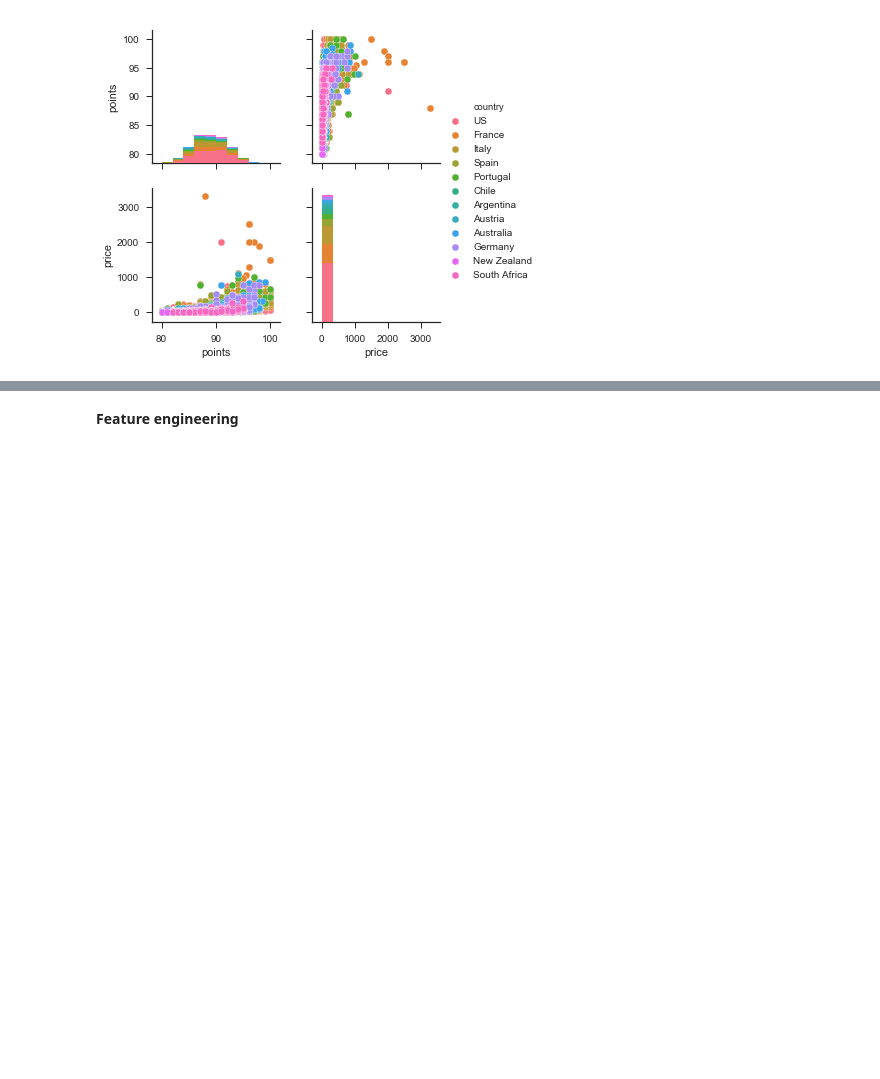
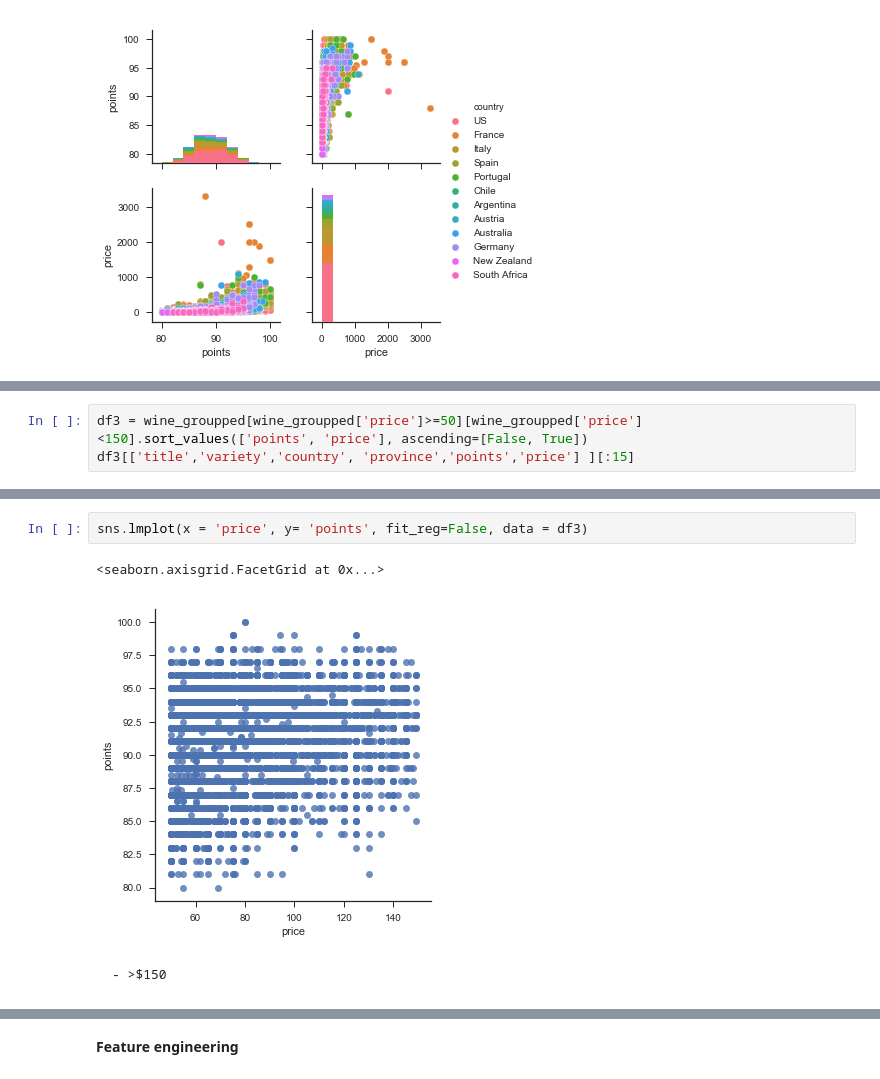
Before and after one commit to lenuel/Wine-Analysis, a Jupyter notebook: wine-analysis.ipynb, the cells around one changed output, grey strips where cells are left out. Drawn from its saved outputs; the diff is of its cells as text; blank space fills up the shorter version.

```diff
--- a/wine-analysis.ipynb
+++ b/wine-analysis.ipynb
@@ -343,0 +401,3 @@ sns.pairplot(df, hue_order = major_countries, hue="country" )
+# %%
+df3 = wine_groupped[wine_groupped['price']>=50][wine_groupped['price']<150].sort_values(['points', 'price'], ascending=[False, True])
+df3[['title','variety','country', 'province','points','price'] ][:15]
@@ -343,0 +421,7 @@ sns.pairplot(df, hue_order = major_countries, hue="country" )
+# %%
+sns.lmplot(x = 'price', y= 'points', fit_reg=False, data = df3)
+# %% [output]
+<seaborn.axisgrid.FacetGrid at 0x...>
+[figure, added]
+# %% [markdown]
+    - >$150
```
Also changed, not shown: parts of 16 cells of this notebook.
